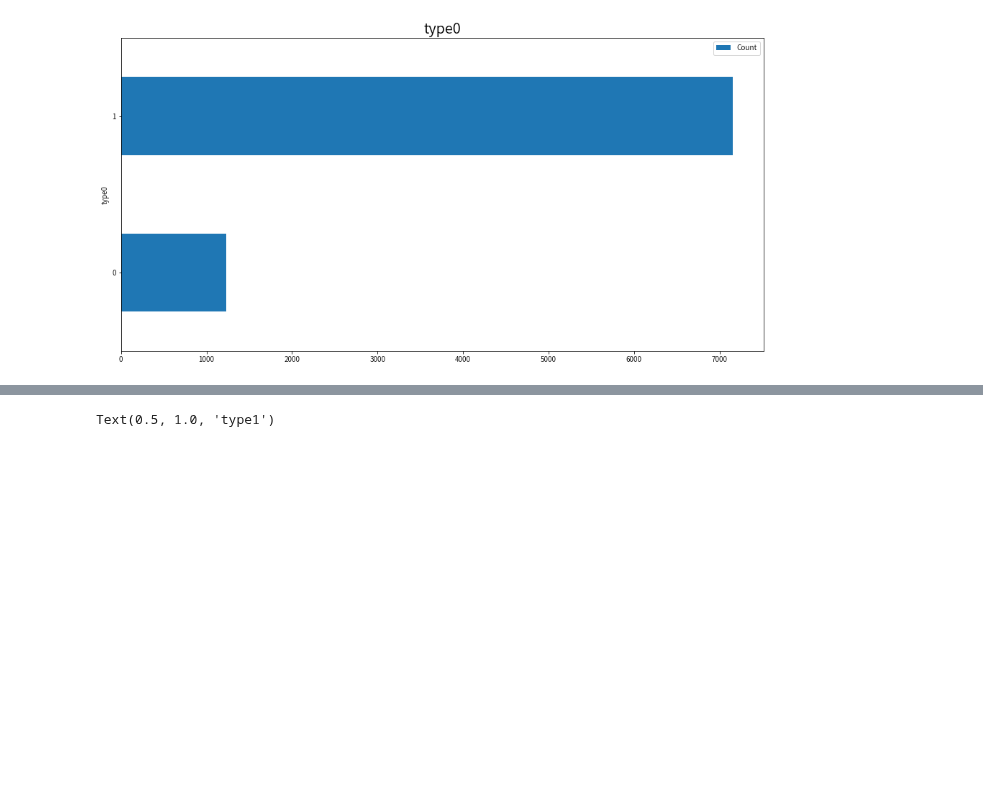
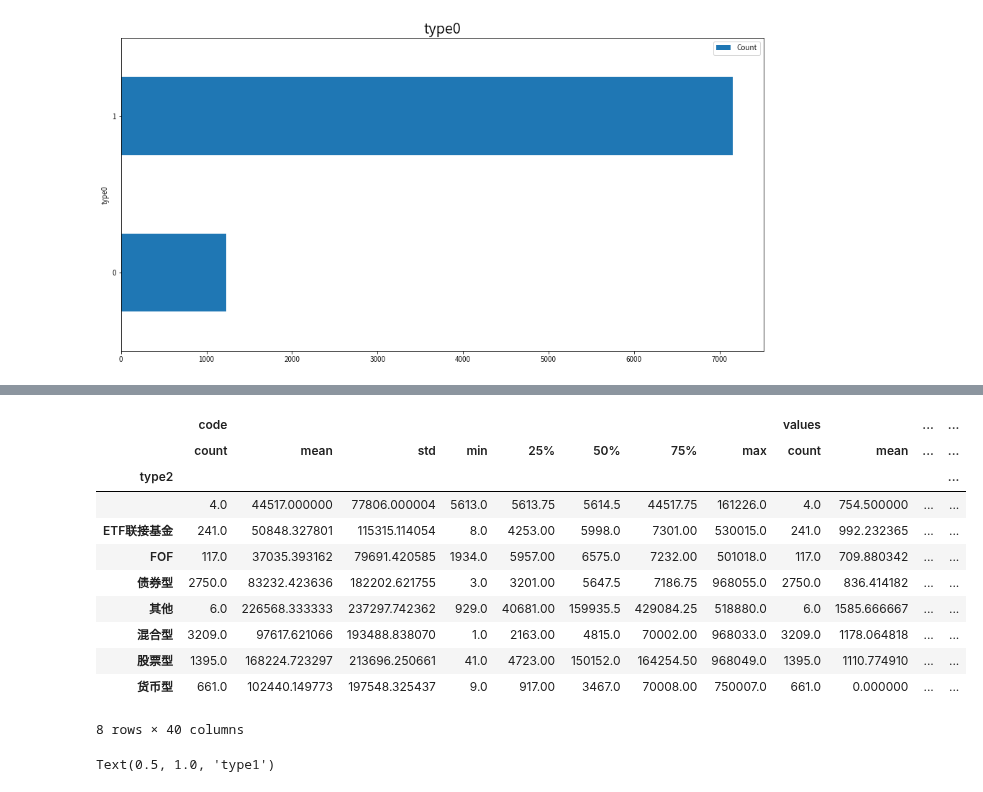
Before and after one commit to zhs007/jupyternotebook.demo, a Jupyter notebook: home/cnfunds/cnfund001.ipynb, the cells around one changed output, grey strips where cells are left out. Drawn from its saved outputs; the diff is of its cells as text; code cells hidden in the pictures; blank space fills up the shorter version.

```diff
--- a/home/cnfunds/cnfund001.ipynb
+++ b/home/cnfunds/cnfund001.ipynb
@@ -164,3 +200,18 @@ Text(0.5, 1.0, 'type0')
+# %%
+dfFunds.groupby('type2').describe()
+# %% [output]
+|  | code |  |  |  |  |  |  |  | values |  | ... | ... |
+|  | count | mean | std | min | 25% | 50% | 75% | max | count | mean | ... | ... |
+| type2 |  |  |  |  |  |  |  |  |  |  |  | ... |
+|  | 4.0 | 44517.000000 | 77806.000004 | 5613.0 | 5613.75 | 5614.5 | 44517.75 | 161226.0 | 4.0 | 754.500000 | ... | ... |
+| ETF联接基金 | 241.0 | 50848.327801 | 115315.114054 | 8.0 | 4253.00 | 5998.0 | 7301.00 | 530015.0 | 241.0 | 992.232365 | ... | ... |
+| FOF | 117.0 | 37035.393162 | 79691.420585 | 1934.0 | 5957.00 | 6575.0 | 7232.00 | 501018.0 | 117.0 | 709.880342 | ... | ... |
+| 债券型 | 2750.0 | 83232.423636 | 182202.621755 | 3.0 | 3201.00 | 5647.5 | 7186.75 | 968055.0 | 2750.0 | 836.414182 | ... | ... |
+| 其他 | 6.0 | 226568.333333 | 237297.742362 | 929.0 | 40681.00 | 159935.5 | 429084.25 | 518880.0 | 6.0 | 1585.666667 | ... | ... |
+| 混合型 | 3209.0 | 97617.621066 | 193488.838070 | 1.0 | 2163.00 | 4815.0 | 70002.00 | 968033.0 | 3209.0 | 1178.064818 | ... | ... |
+| 股票型 | 1395.0 | 168224.723297 | 213696.250661 | 41.0 | 4723.00 | 150152.0 | 164254.50 | 968049.0 | 1395.0 | 1110.774910 | ... | ... |
+| 货币型 | 661.0 | 102440.149773 | 197548.325437 | 9.0 | 917.00 | 3467.0 | 70008.00 | 750007.0 | 661.0 | 0.000000 | ... | ... |
+8 rows × 40 columns
 # %%
 company = dfFunds.groupby('type1').size().sort_values().reset_index(name = 'Count')
 ax = company.plot(kind = 'barh', x = 'type1')
```
Also changed, not shown: parts of 3 cells of this notebook.
